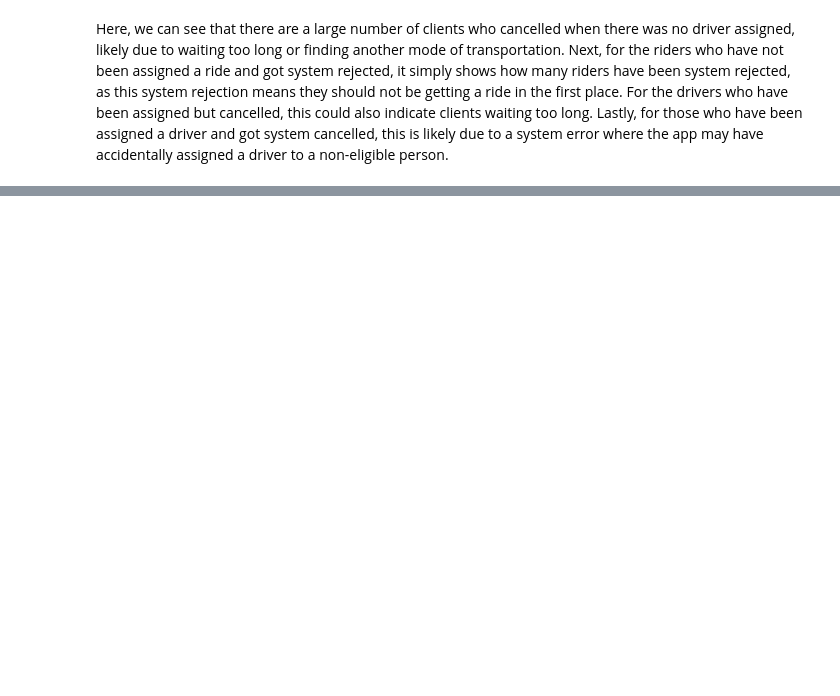
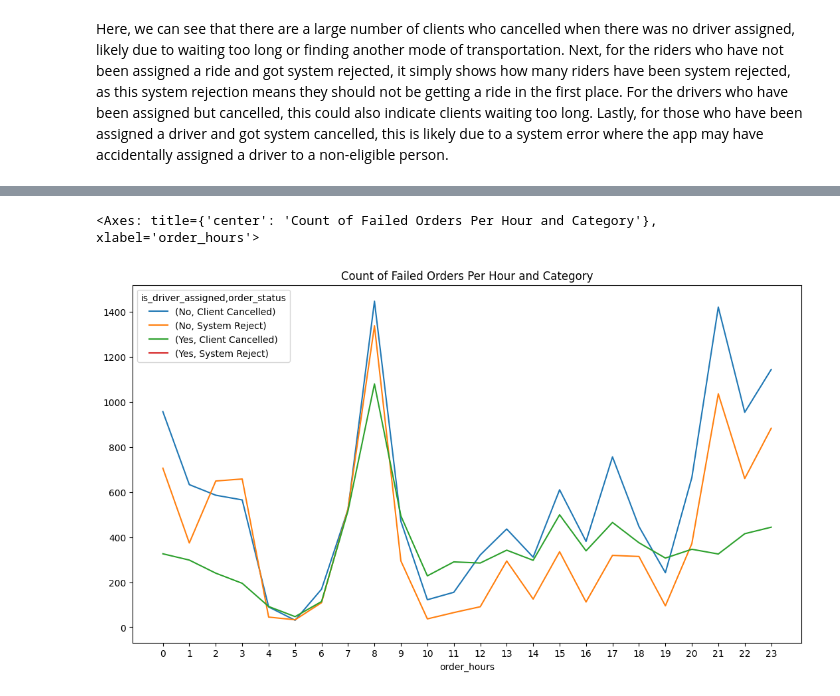
Before and after one commit to EWang229/GetTaxi_Failed_Order_Insights, a Jupyter notebook: notebook/worknotebook.ipynb, the cells around one changed output, grey strips where cells are left out. Drawn from its saved outputs; the diff is of its cells as text; code cells hidden in the pictures; blank space fills up the shorter version.

```diff
--- a/notebook/worknotebook.ipynb
+++ b/notebook/worknotebook.ipynb
@@ -63,0 +48,3 @@ Error:
+# %%
+grouped_hour = df.groupby(["order_hours", "is_driver_assigned", "order_status"])["order_gk"].count()
+grouped_hour
@@ -63,0 +65,9 @@ Error:
+# %%
+grouped_hour.reset_index().pivot(index="order_hours",
+                                   columns=["is_driver_assigned", "order_status"],
+                                   values="order_gk").plot(xticks=range(0, 24),
+                                                           figsize=(13, 7),
+                                                           title="Count of Failed Orders Per Hour and Category")
+# %% [output]
+<Axes: title={'center': 'Count of Failed Orders Per Hour and Category'}, xlabel='order_hours'>
+[figure, added]
```
Also changed, not shown: parts of 7 cells of this notebook, 3 other files.
